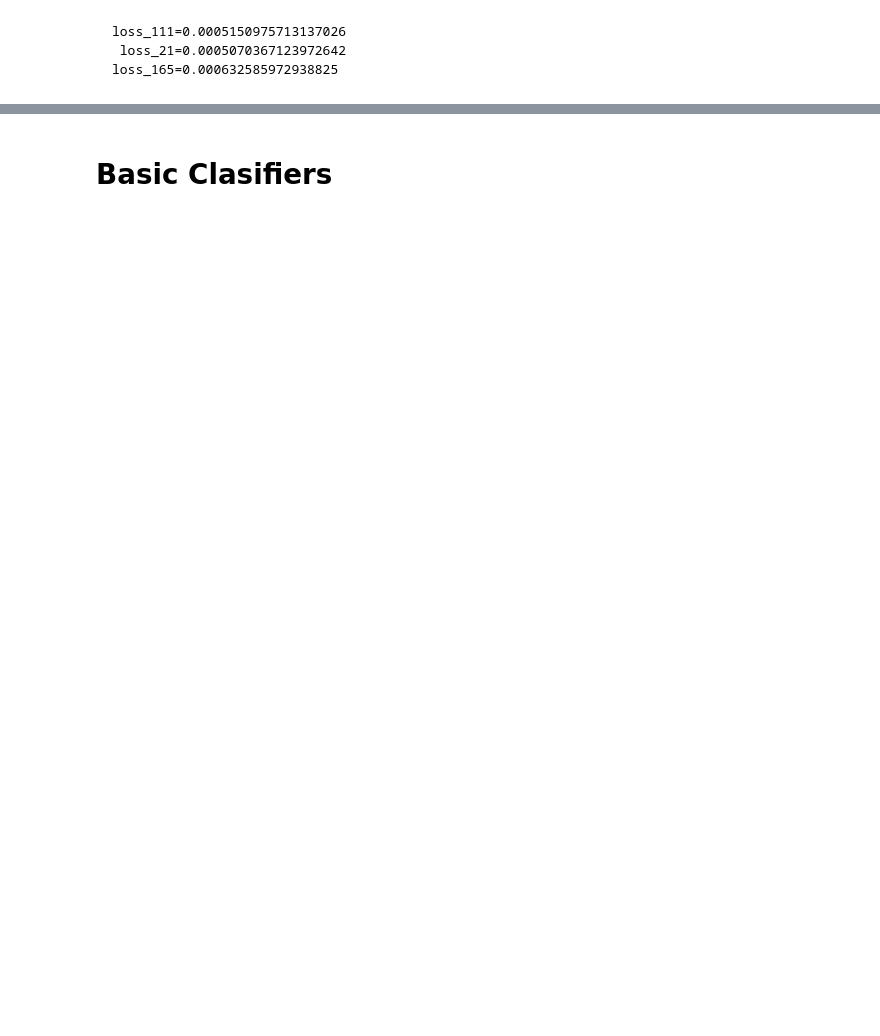
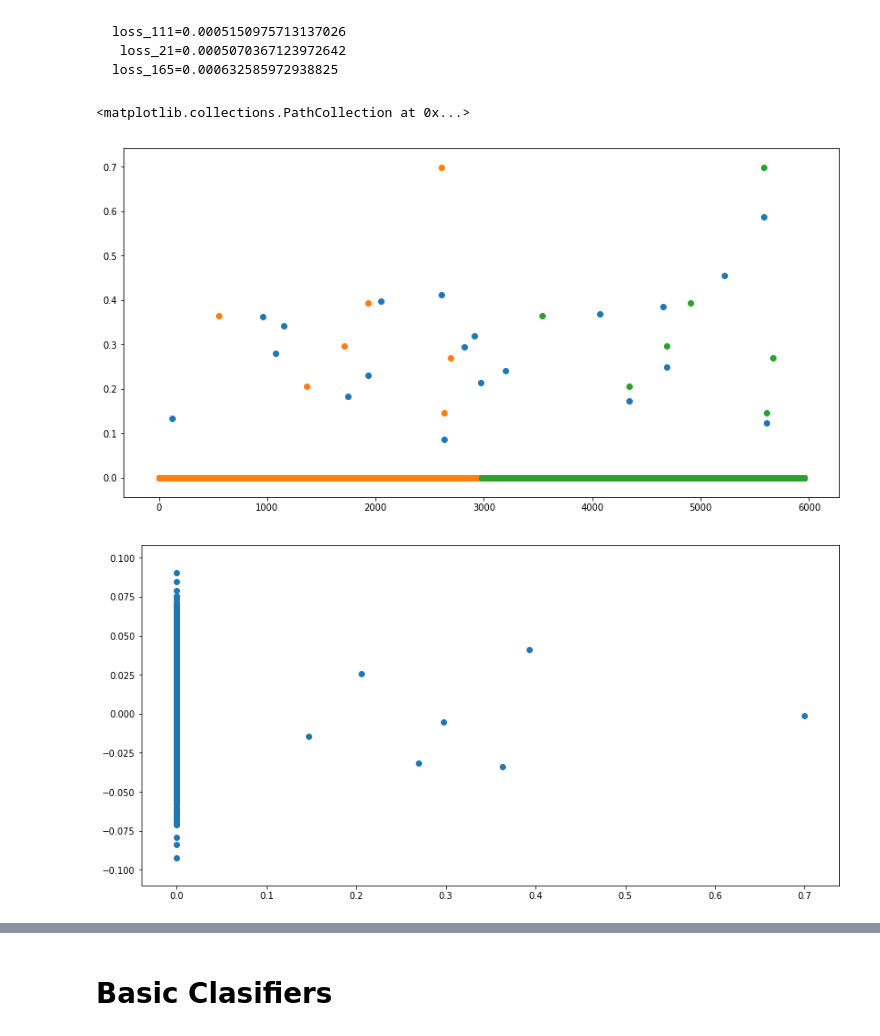
Before and after one commit to Yagwar/ASAG_Test, a Jupyter notebook: Classifications_ANN_Embeddings.ipynb, the cells around one changed output, grey strips where cells are left out. Drawn from its saved outputs; the diff is of its cells as text; code cells hidden in the pictures; blank space fills up the shorter version.

```diff
--- a/Classifications_ANN_Embeddings.ipynb
+++ b/Classifications_ANN_Embeddings.ipynb
@@ -175,3 +214,23 @@ predictor_ANN_info.loss_
     loss_111=0.0005150975713137026
      loss_21=0.0005070367123972642
     loss_165=0.000632585972938825
+# %%
+sample_index=np.random.randint(train_preg_ref_y_info.shape[0])
+real_train=train_preg_ref_y_info[sample_index]
+predicted_train=predictor_ANN_info.predict(train_preg_ref_X_info[sample_index].reshape(1, -1))[0]
+
+plt.figure(figsize=(14,7))
+plt.scatter(x=range(len(train_preg_ref_X_info[sample_index])),
+            y=train_preg_ref_X_info[sample_index])
+plt.scatter(x=range(len(real_train)),
+            y=real_train)
+plt.scatter(x=range(len(real_train),2*len(real_train)),
+            y=real_train)
+
+plt.figure(figsize=(14,7))
+plt.scatter(x=real_train,
+            y=predicted_train)
+# %% [output]
+<matplotlib.collections.PathCollection at 0x...>
+[figure, added]
+[figure, added]
```
Also changed, not shown: parts of 16 cells of this notebook.
